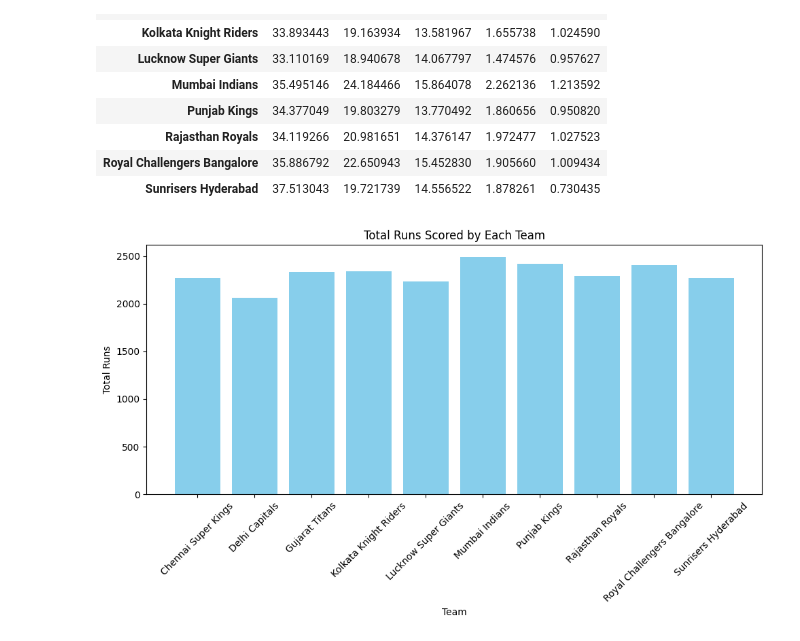
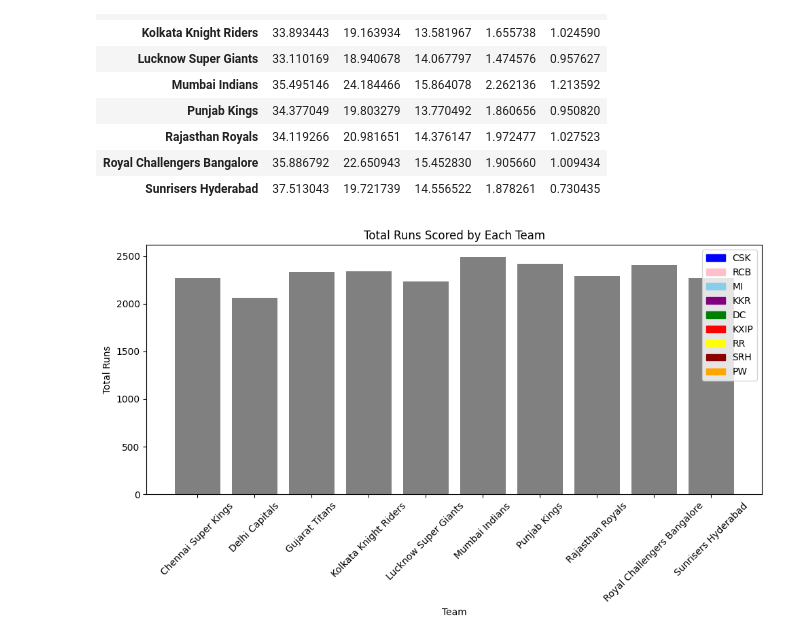
Before and after one commit to neerajcodes888/Data-Science, a Jupyter notebook: Data Analysis/IPL 2023 Analysis/Analysis.ipynb, the cells around one changed output. Cells and saved outputs as stored; diff of their text form; code cells hidden in the pictures.

```diff
--- a/Data Analysis/IPL 2023 Analysis/Analysis.ipynb
+++ b/Data Analysis/IPL 2023 Analysis/Analysis.ipynb
@@ -159,16 +159,33 @@ batsman.groupby('team').mean()
 # %%
 team_runs = batsman.groupby('team')['Run'].sum().reset_index()
 
-colors = ['skyblue', 'salmon', 'lightgreen', 'orange', 'lightblue', 'pink', 'yellow', 'purple', 'lightcoral', 'lightgrey']
+# Dictionary mapping each team to its real color in IPL
+team_colors = {
+    'CSK': 'yellow',
+    'RCB': 'red',
+    'MI': 'blue',
+    'KKR': 'purple',
+    'DC': 'skyblue',
+    'KXIP': 'red',  # Adjust if needed, KXIP has multiple colors
+    'RR': 'pink',
+    'SRH': 'orange',
+    'PW': 'darkred',  # Pune Warriors no longer play, adjust if needed
+    'GL': 'green',    # Gujarat Lions no longer play, adjust if needed
+}
 
-
+# Plotting
 plt.figure(figsize=(10, 6))
-plt.bar(team_runs['team'], team_runs['Run'], color=colors[:len(team_runs)])
+bars = plt.bar(team_runs['team'], team_runs['Run'], color=[team_colors.get(team, 'grey') for team in team_runs['team']])
 plt.title('Total Runs Scored by Each Team')
 plt.xlabel('Team')
 plt.ylabel('Total Runs')
 plt.xticks(rotation=45)
 plt.tight_layout()
+
+# Adding legend
+legend_handles = [plt.Rectangle((0,0),1,1, color=color) for color in set(team_colors.values())]
+plt.legend(legend_handles, team_colors.keys())
+
 plt.show()
 # %% [output]
-[figure, old version]
+[figure, new version]
```
